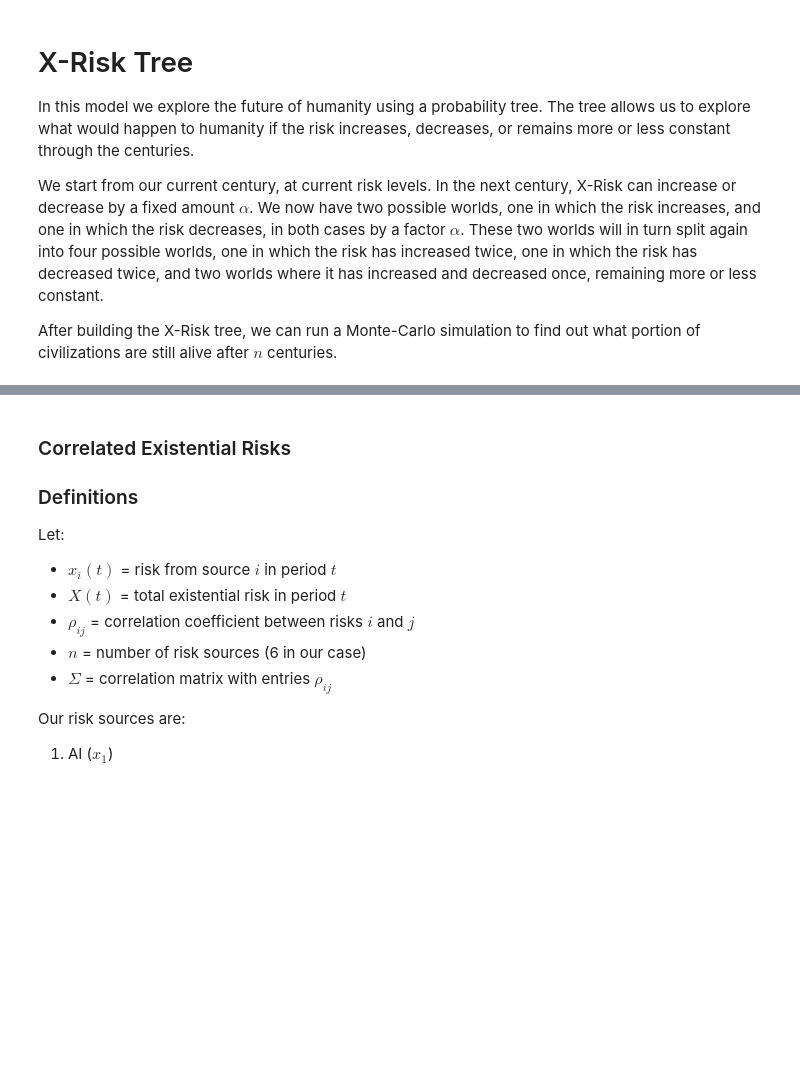
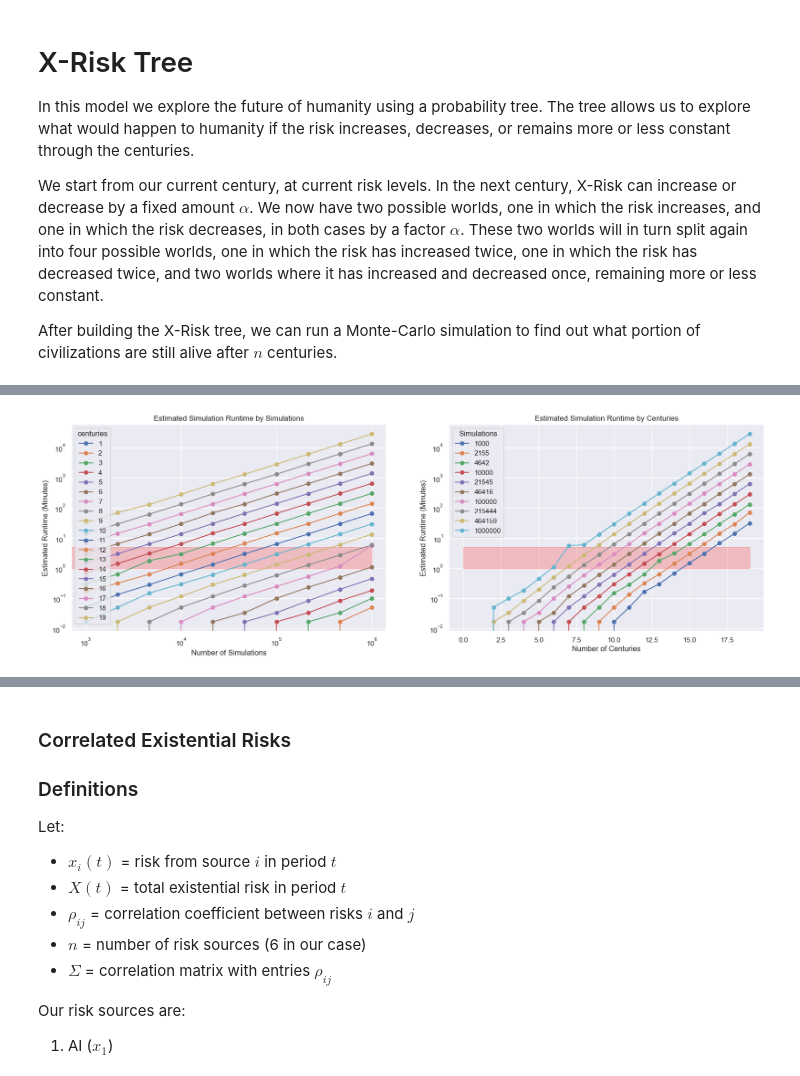
Before and after one commit to aarangop/the-extinction-game, a Jupyter notebook: x-risk_estimation-disjoint_events.ipynb, the cells around one changed output, grey strips where cells are left out. Cells and saved outputs as stored; diff of their text form; code cells hidden in the pictures; blank space fills up the shorter version.

Commit message:
Run multi-risk experiments

```diff
--- a/x-risk_estimation-disjoint_events.ipynb
+++ b/x-risk_estimation-disjoint_events.ipynb
@@ -396,5 +383,0 @@ def run_survival_simulation(tree):
-# %%
-# Run the simulation many times
-n_simulations = 1000
-tree = build_xrisk_tree(4, 0.1, 0.01)
-tree
@@ -410,0 +384,88 @@ array([[0.1       , 0.1       , 0.1       , 0.1       , 0.1       ,
+# %%
+# Calculate the estimated simulation time for a range of values.
+centuries_range = np.arange(1, 20)
+n_simulations_range = np.logspace(3, 6, num=10, base=10)
+
+# Calculate the estimated simulation time for each combination of centuries and n_simulations.
+simulation_times = []
+
+for centuries in centuries_range:
+    for n_simulations in n_simulations_range:
+        simulation_times.append(estimate_simulation_runtime(centuries, n_simulations))
+# %%
+df_simulation_times = pd.DataFrame(simulation_times, index=pd.MultiIndex.from_product([centuries_range, n_simulations_range], names=['Centuries', 'Simulations']))
+df_simulation_times['estimated_runtime_minutes'] = df_simulation_times['estimated_runtime_seconds'] / 60
+# %%
+# Plot the estimated simulation times as a function of centuries and n_simulations
+from datetime import timedelta
+from mpl_toolkits.mplot3d import Axes3D
+import matplotlib.pyplot as plt
+
+# Define ranges for runtime and memory
+min_time = timedelta(minutes=1)
+max_time = timedelta(minutes=5)
+min_memory_gb = 1
+max_memory_gb = 12
+
+fig, (ax1, ax2) = plt.subplots(1, 2, figsize=(20, 6))
+
+# Plot the estimated simulation times as a function of number of simulations
+df_simulation_times.reset_index().pivot(index='n_simulations', columns='centuries', values='estimated_runtime_minutes').plot(
+  ax=ax1, marker='o')
+
+ax1.set_yscale('log')
+ax1.set_xscale('log')
+ax1.set_xlabel('Number of Simulations')
+ax1.set_ylabel('Estimated Runtime (Minutes)')
+ax1.set_title('Estimated Simulation Runtime by Simulations')
+# Highlight the area where the simulation time within a seconds range
+ax1.fill_between([0, max(n_simulations_range)], min_time.seconds/60, max_time.seconds/60, color='red', alpha=0.2)
+
+# Plot the estimated simulation times as a function of number of centuries
+df_simulation_times.reset_index().pivot(index='centuries', columns='n_simulations', values='estimated_runtime_minutes').plot(
+  ax=ax2, marker='o')
+
+ax2.set_yscale('log')
+ax2.set_xlabel('Number of Centuries')
+ax2.set_ylabel('Estimated Runtime (Minutes)')
+ax2.set_title('Estimated Simulation Runtime by Centuries')
+# Highlight the area where the simulation time within a seconds range
+ax2.fill_between([0, max(centuries_range)], min_time.seconds/60, max_time.seconds/60, color='red', alpha=0.2)
+
+# Format the legend rounded to the next int
+handles, labels = ax2.get_legend_handles_labels()
+labels = [str(int(np.ceil(float(label)))) for label in labels]
+ax2.legend(handles, labels, title='Simulations')
+
+fig, (ax3, ax4) = plt.subplots(1, 2, figsize=(20, 6))
+
+# Plot the estimated memory requirements as a function of number of simulations
+df_simulation_times.reset_index().pivot(index='n_simulations', columns='centuries', values='memory_gb').plot(
+  ax=ax3, marker='o')
+
+ax3.set_yscale('log')
+ax3.set_xscale('log')
+ax3.set_xlabel('Number of Simulations')
+ax3.set_ylabel('Estimated Memory (GB)')
+ax3.set_title('Estimated Memory Requirements by Simulations')
+# Highlight the area where the memory requirements are within the given range
+ax3.fill_between([0, max(n_simulations_range)], min_memory_gb, max_memory_gb, color='red', alpha=0.2)
+
+# Plot the estimated memory requirements as a function of number of centuries
+df_simulation_times.reset_index().pivot(index='centuries', columns='n_simulations', values='memory_gb').plot(
+  ax=ax4, marker='o')
+
+ax4.set_yscale('log')
+ax4.set_xlabel('Number of Centuries')
+ax4.set_ylabel('Estimated Memory (GB)')
+ax4.set_title('Estimated Memory Requirements by Centuries')
+# Highlight the area where the memory requirements are within the given range
+ax4.fill_between([0, max(centuries_range)], min_memory_gb, max_memory_gb, color='red', alpha=0.2)
+
+handles, labels = ax4.get_legend_handles_labels()
+labels = [str(int(np.floor(float(label)))) for label in labels]
+ax4.legend(handles, labels, title='simulations')
+
+plt.show()
+# %% [output]
+[figure, added]
```
Also changed, not shown: parts of 35 cells of this notebook, 15 other files.
